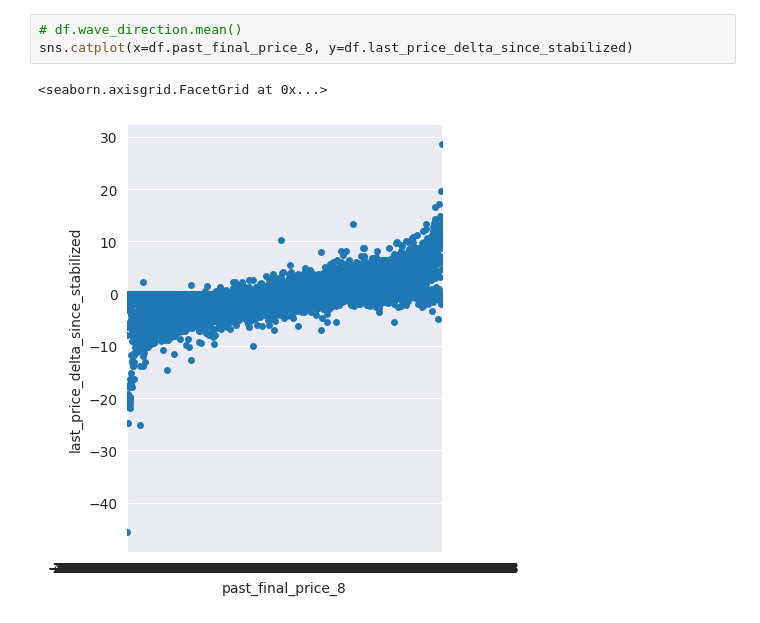
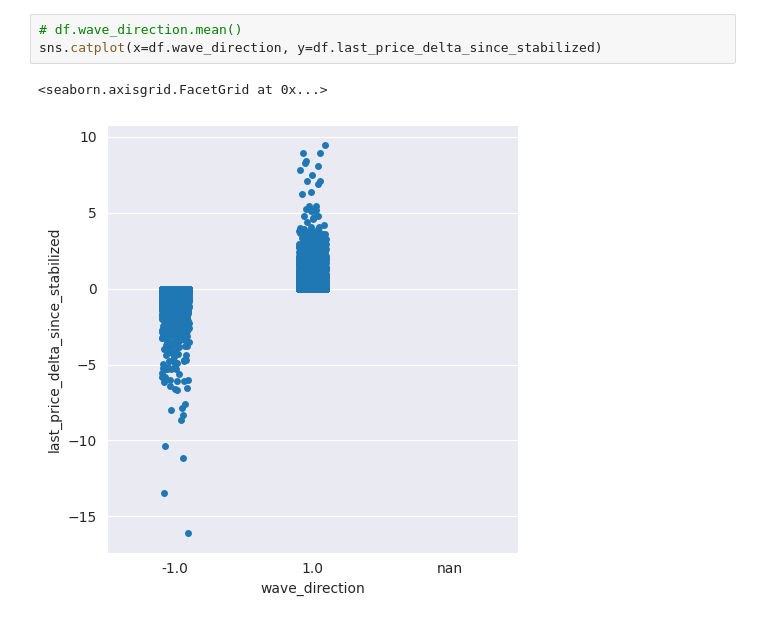
Before and after one commit to kjozsa/spreadsurfer, a Jupyter notebook: analyze.ipynb, the cells around one changed output. Drawn from its saved outputs; the diff is of its cells as text.

```diff
--- a/analyze.ipynb
+++ b/analyze.ipynb
@@ -65,9 +60,9 @@ Name: last_price_delta_since_stabilized, dtype: float64
 # %%
 # df.wave_direction.mean()
-sns.catplot(x=df.past_final_price_8, y=df.last_price_delta_since_stabilized)
+sns.catplot(x=df.wave_direction, y=df.last_price_delta_since_stabilized)
 # %% [output]
 <seaborn.axisgrid.FacetGrid at 0x...>
-[figure, old version]
+[figure, new version]
 # %%
 sns.displot(y=df.last_price_delta_since_stabilized, x=df.stabilized_spread)
 # %% [output]
```
Also changed, not shown: parts of 4 cells of this notebook, 3 other files.
